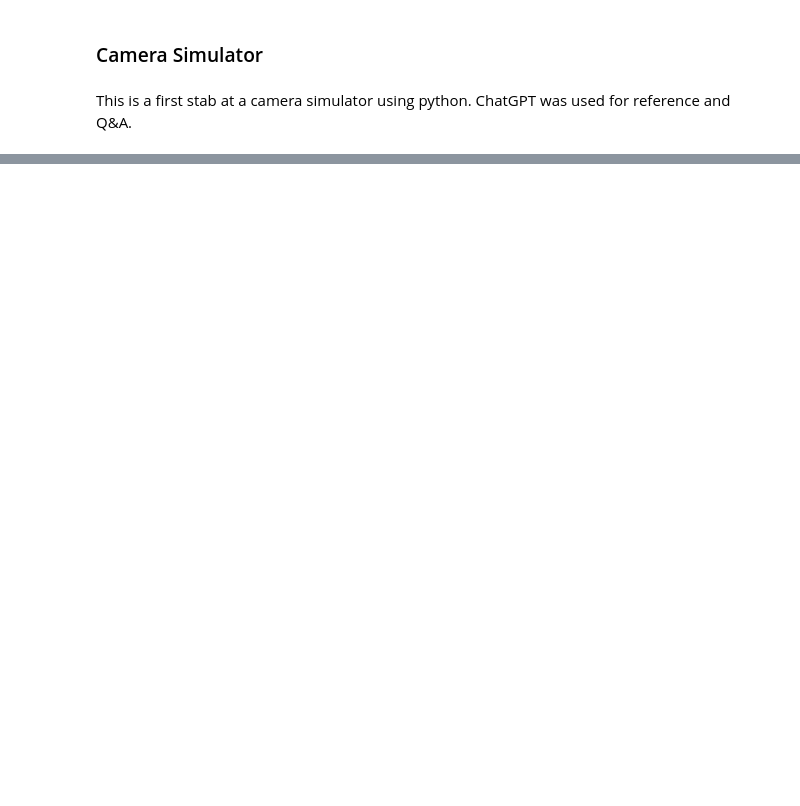
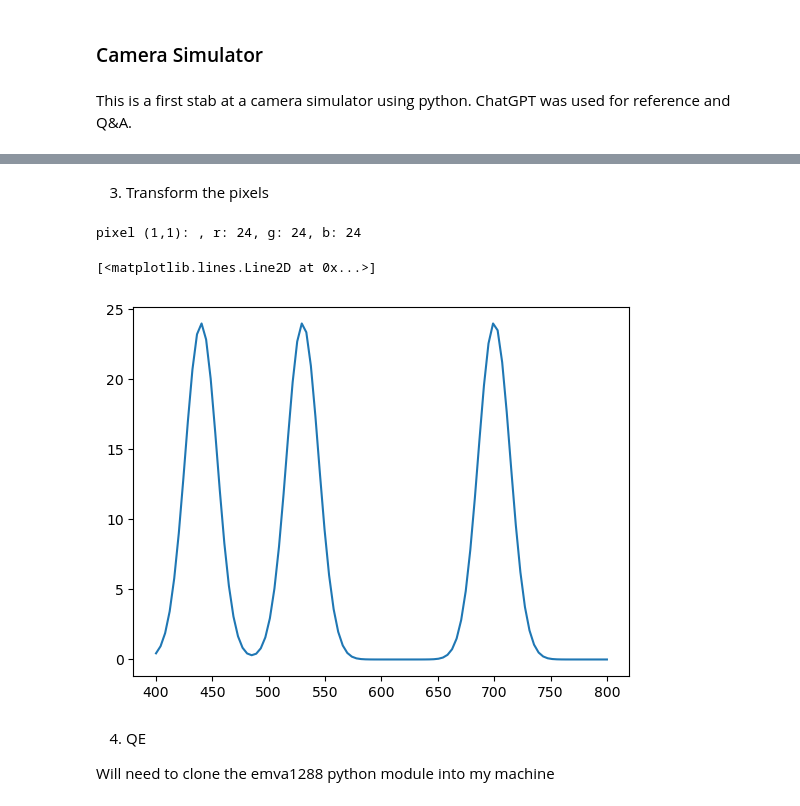
Before and after one commit to pbecerrav/cam_sim, a Jupyter notebook: cam_sim.ipynb, the cells around one changed output, grey strips where cells are left out. Saved outputs shown, nothing was run; the diff lists cells and outputs as text; code cells hidden in the pictures; blank space fills up the shorter version.

```diff
--- a/cam_sim.ipynb
+++ b/cam_sim.ipynb
@@ -208,0 +257,15 @@ print(scene_mean, camera_output_mean)
+# %% [markdown]
+3. Transform the pixels
+# %%
+# Visualise result of the transformation
+
+print('pixel (1,1): , r: %s, g: %s, b: %s' % (img[1,1,0], img[1,1,1], img[1,1,2]))
+plt.plot(dom,spectrum[1,1,:])
+# %% [output]
+pixel (1,1): , r: 24, g: 24, b: 24
+[<matplotlib.lines.Line2D at 0x...>]
+[figure, added]
+# %% [markdown]
+4. QE
+
+Will need to clone the emva1288 python module into my machine
```
Also changed, not shown: parts of 11 cells of this notebook, 1 other file.
